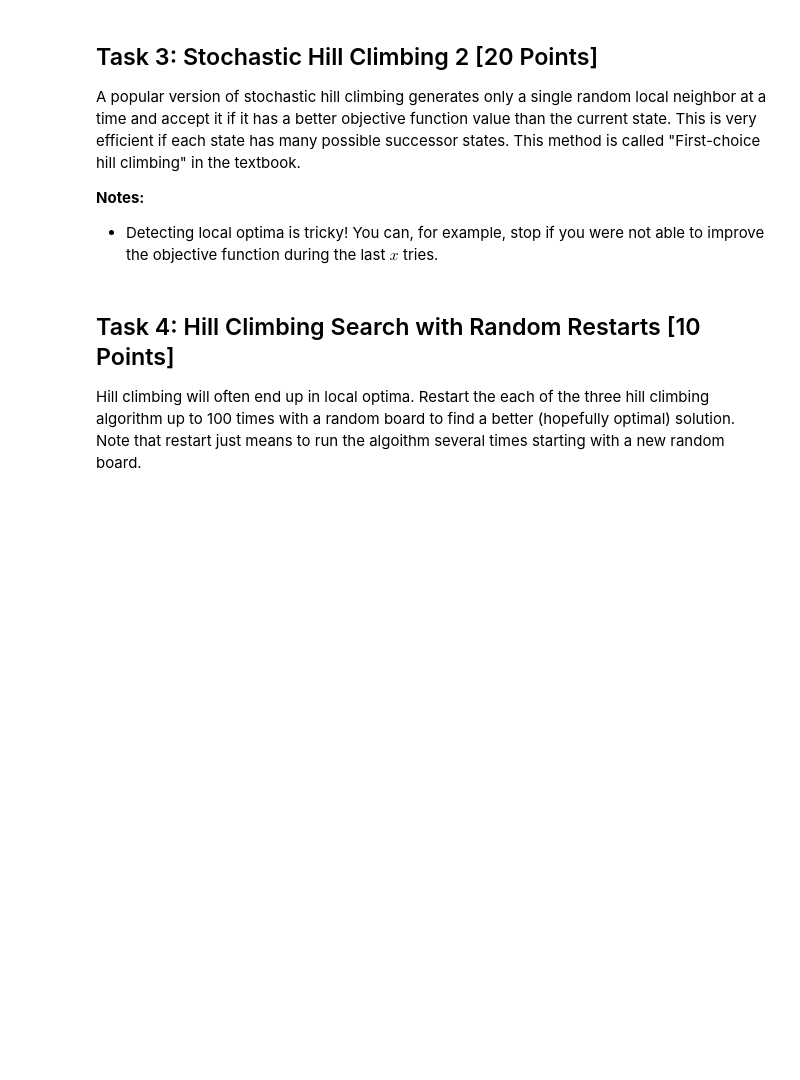
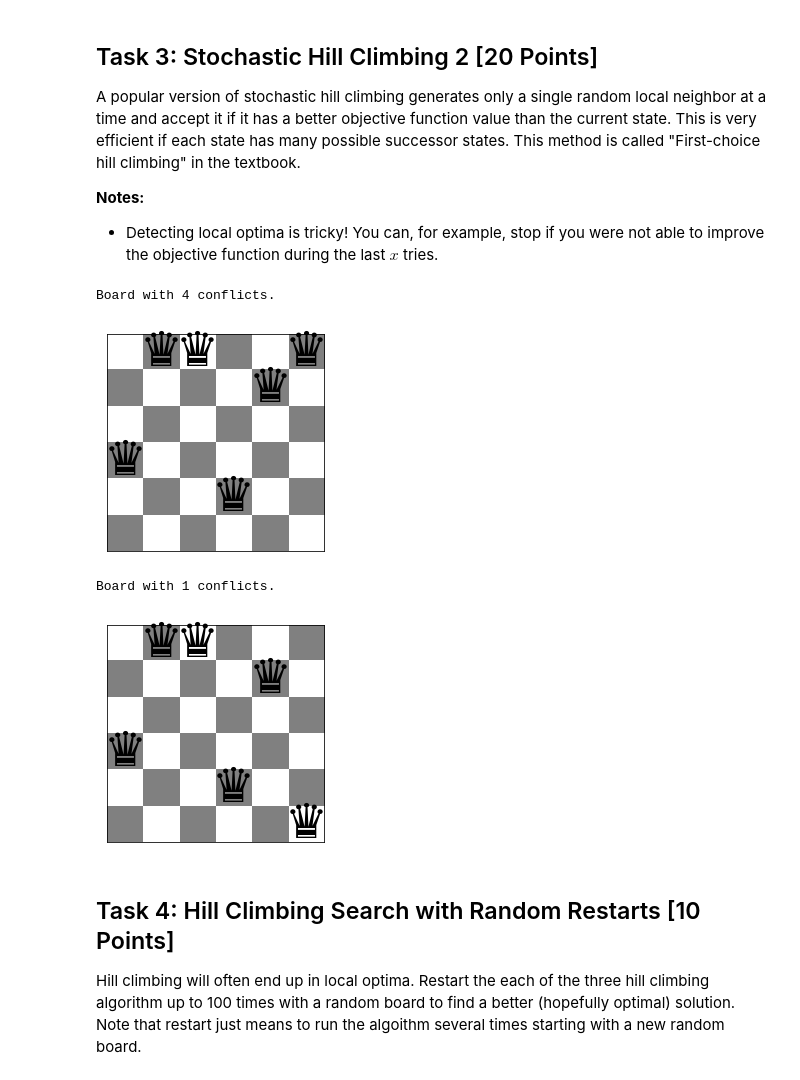
Before and after one commit to kirkwat/artificial-intelligence, a Jupyter notebook: assignment_4/n_queens.ipynb, the cells around one changed output. Saved outputs shown, nothing was run; the diff lists cells and outputs as text; code cells hidden in the pictures; blank space fills up the shorter version.

Commit message:
finished stochastic 2

```diff
--- a/assignment_4/n_queens.ipynb
+++ b/assignment_4/n_queens.ipynb
@@ -224,3 +206,29 @@ __Notes:__
+# %%
+def stochastic2(current_board, n, verbose=False):
+    #loop until x tries if stuck on local optima
+    for x in range(comb2(n)):
+        if verbose: print("  ",x)
+        local_move=np.copy(current_board)
+        #make a random move
+        local_move[np.random.randint(n)]=np.random.randint(n)
+        #return move if less conflicts than current board
+        if conflicts(current_board)>conflicts(local_move):
+            if verbose: print("  NEW MOVE",conflicts(current_board),conflicts(local_move))
+            if verbose: print("  MOVE:",local_move)
+            return local_move
+    if verbose: print("  NO MOVE FOUND")
+    #return current board if unable to find better move
+    return current_board
+# %%
+n=6
+board = random_board(n)
+show_board(board)
+show_board(hill_climb(board, n, stochastic2))
+# %% [output]
+Board with 4 conflicts.
+[figure, added]
+Board with 1 conflicts.
+[figure, added]
 # %% [markdown]
 ## Task 4: Hill Climbing Search with Random Restarts [10 Points]
 
```
Also changed, not shown: parts of 3 cells of this notebook.
